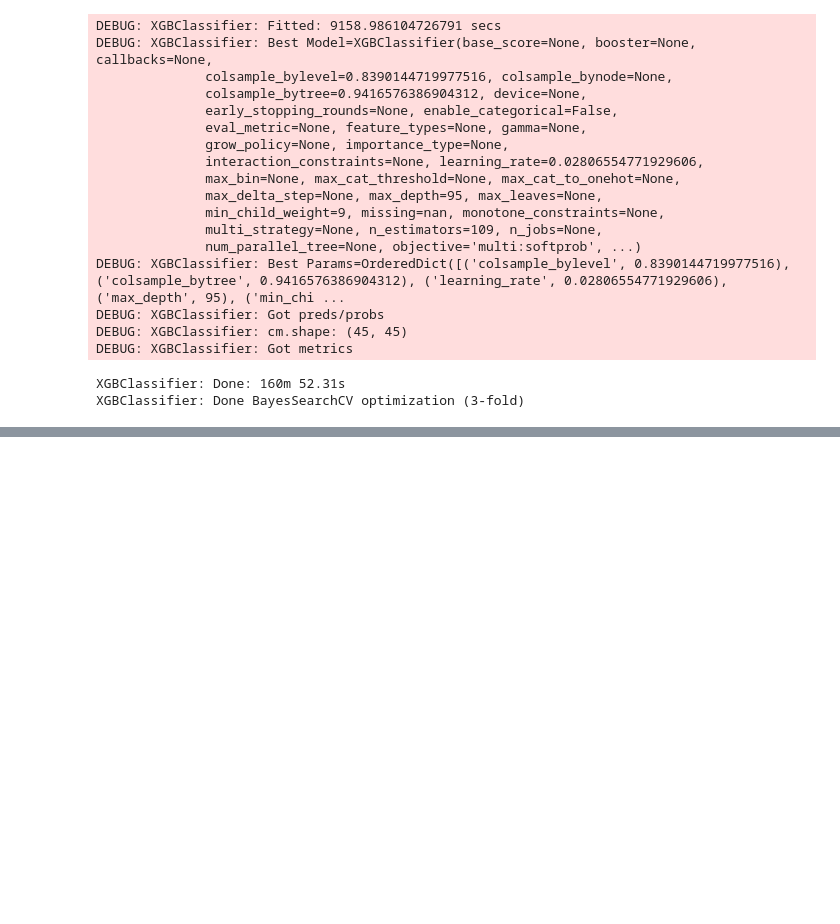
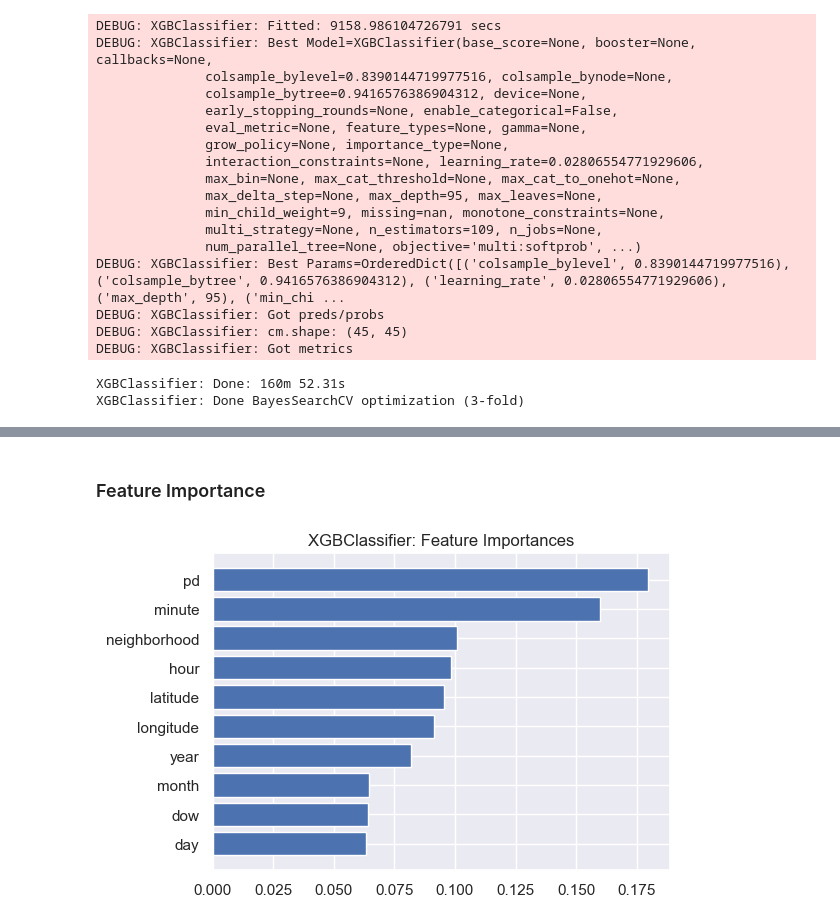
Before and after one commit to fazeelgm/UCB_ML_AI_Capstone, a Jupyter notebook: notebooks/ModelExploration.ipynb, the cells around one changed output, grey strips where cells are left out. Drawn from its saved outputs; the diff is of its cells as text; code cells hidden in the pictures; blank space fills up the shorter version.

```diff
--- a/notebooks/ModelExploration.ipynb
+++ b/notebooks/ModelExploration.ipynb
@@ -821,3 +824,21 @@ results_CV_styled
 # Save results to file for final report
 if not Config.SUPPRESS_OUTPUT_FILES:
     dfi.export(results_CV_styled, Config.IMAGE_DIR / 'table_models_CV.png')
+# %%
+# Print results for the best-model selected by the optimizer
+best_model = opt.best_estimator_
+best_model_idx = [name for name, model in models.items() if results_CV[name]['best_model'] == best_model][0]
+target_names = np.unique(enc_cat.inverse_transform(data.category))
+
+print('\n\nBest Model:\n\t{}\n\tTest Accuracy: {}\n\tLog-Loss: {}\n\tBest Params: {}\n\nClassification Report:\n\n{}'
+      .format(best_model_idx,
+              results_CV[best_model_idx]['Test Accuracy'],
+              results_CV[best_model_idx]['LogLoss'],
+              results_CV[best_model_idx]['best_params'],
+              classification_report(y_test,
+                                    results_CV[best_model_idx]['preds'],
+                                    target_names=target_names
+                                   ),
+             ),
+      flush=True
+     )
@@ -823,0 +882,31 @@ if not Config.SUPPRESS_OUTPUT_FILES:
+# %% [markdown]
+### Feature Importance
+# %%
+# Get the importance features as scored by the best_model
+feature_importances = best_model.feature_importances_
+
+# Normalize the feature importances
+feature_importances = feature_importances / feature_importances.sum()
+
+# Create a DataFrame with feature names and importances
+imp_table = pd.DataFrame({'Feature': X_train.columns, 'Importance': feature_importances})
+imp_table = imp_table.sort_values('Importance', ascending=False).reset_index(drop=True)
+# %%
+# Visualize feature importances
+plt.figure(figsize=(6,4))
+
+plt.barh(imp_table['Feature'][:10], imp_table['Importance'][:10])#, color='skyblue')
+# ax.set_xlabel('Feature Importance')
+plt.gca().invert_yaxis()  # Invert y-axis to have the most important feature on top
+
+plt.title(f'{best_model_idx}: Feature Importances')
+
+# Adjust layout to prevent overlap
+plt.tight_layout()
+
+if not Config.SUPPRESS_OUTPUT_FILES:
+    plt.savefig(Config.IMAGE_DIR / 'best_feature_importances.png')
+
+plt.show()
+# %% [output]
+[figure, added]
```
Also changed, not shown: parts of 7 cells of this notebook, 3 other files.
